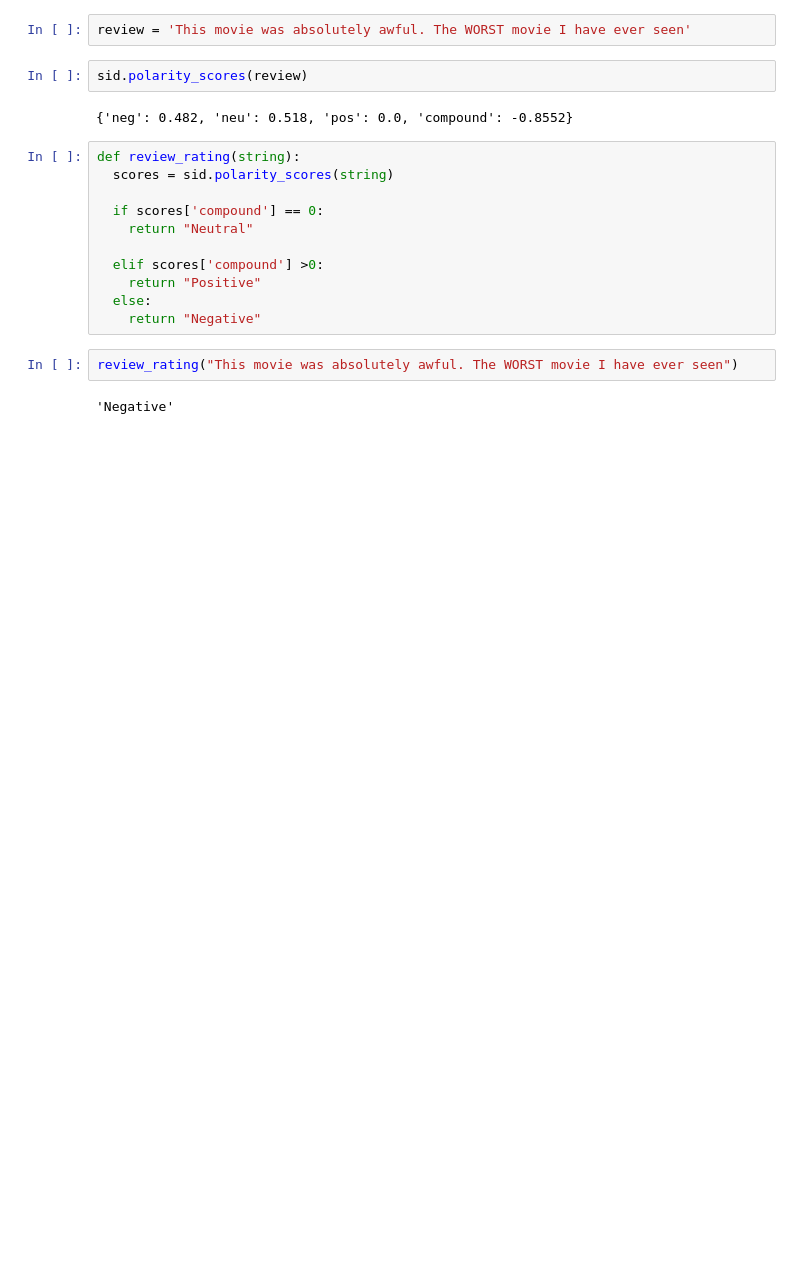
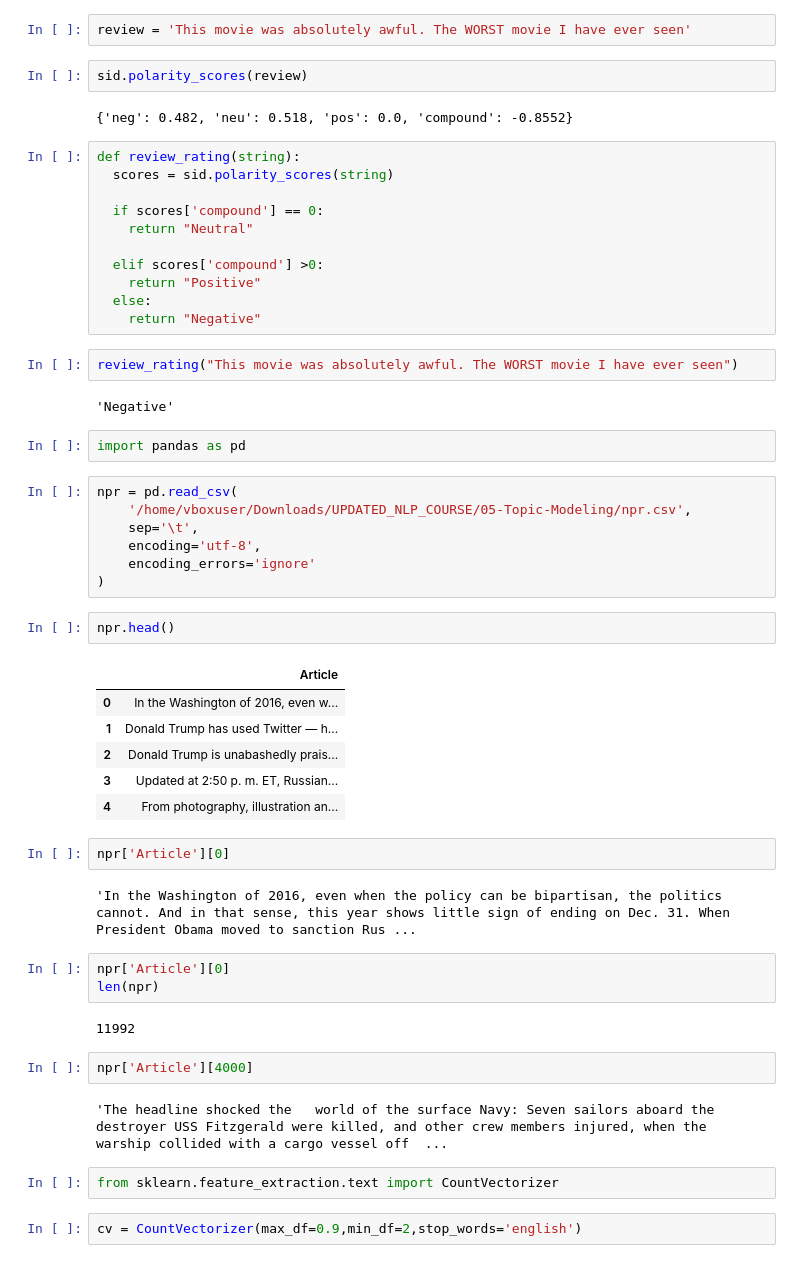
Before and after one commit to usaferreiratiago/nlp, a Jupyter notebook: notebooks/nlp.ipynb, the cells around one changed output. Drawn from its saved outputs; the diff is of its cells as text; blank space fills up the shorter version.

```diff
--- a/notebooks/nlp.ipynb
+++ b/notebooks/nlp.ipynb
@@ -2433,3 +2433,38 @@ def review_rating(string):
 review_rating("This movie was absolutely awful. The WORST movie I have ever seen")
 # %% [output]
 'Negative'
+# %%
+import pandas as pd
+# %%
+npr = pd.read_csv(
+    '/home/vboxuser/Downloads/UPDATED_NLP_COURSE/05-Topic-Modeling/npr.csv',
+    sep='\t',
+    encoding='utf-8',
+    encoding_errors='ignore'
+)
+# %%
+npr.head()
+# %% [output]
+|  | Article |
+| 0 | In the Washington of 2016, even w... |
+| 1 | Donald Trump has used Twitter — h... |
+| 2 | Donald Trump is unabashedly prais... |
+| 3 | Updated at 2:50 p. m. ET, Russian... |
+| 4 | From photography, illustration an... |
+# %%
+npr['Article'][0]
+# %% [output]
+'In the Washington of 2016, even when the policy can be bipartisan, the politics cannot. And in that sense, this year shows little sign of ending on Dec. 31. When President Obama moved to sanction Rus ...
+# %%
+npr['Article'][0]
+len(npr)
+# %% [output]
+11992
+# %%
+npr['Article'][4000]
+# %% [output]
+'The headline shocked the   world of the surface Navy: Seven sailors aboard the destroyer USS Fitzgerald were killed, and other crew members injured, when the warship collided with a cargo vessel off  ...
+# %%
+from sklearn.feature_extraction.text import CountVectorizer
+# %%
+cv = CountVectorizer(max_df=0.9,min_df=2,stop_words='english')
```
